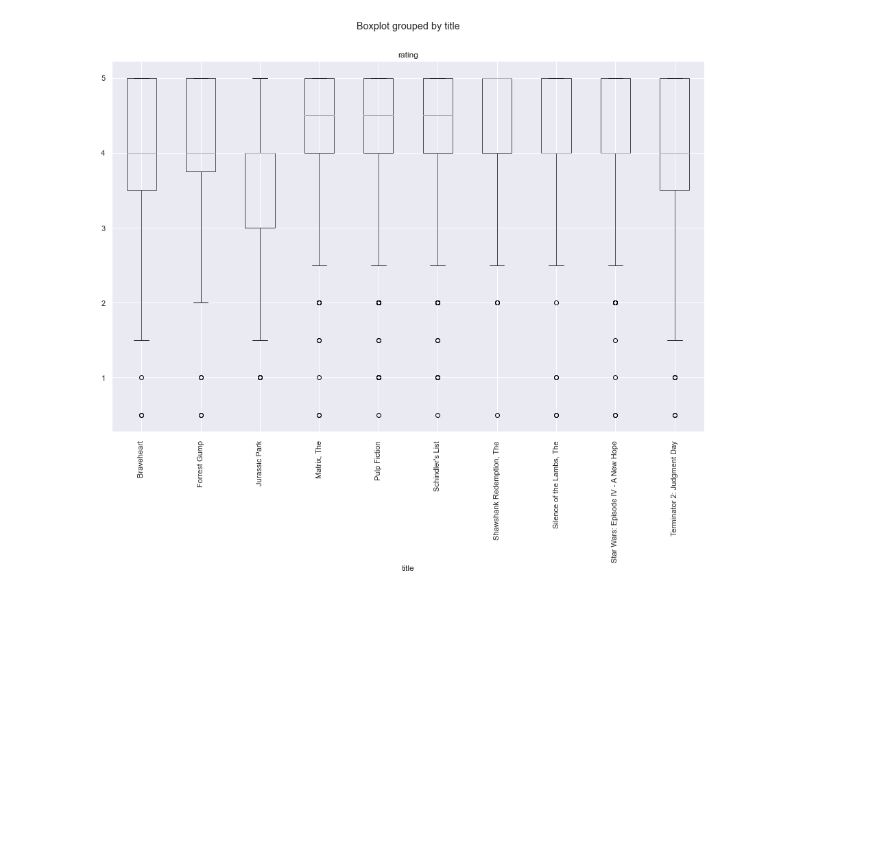
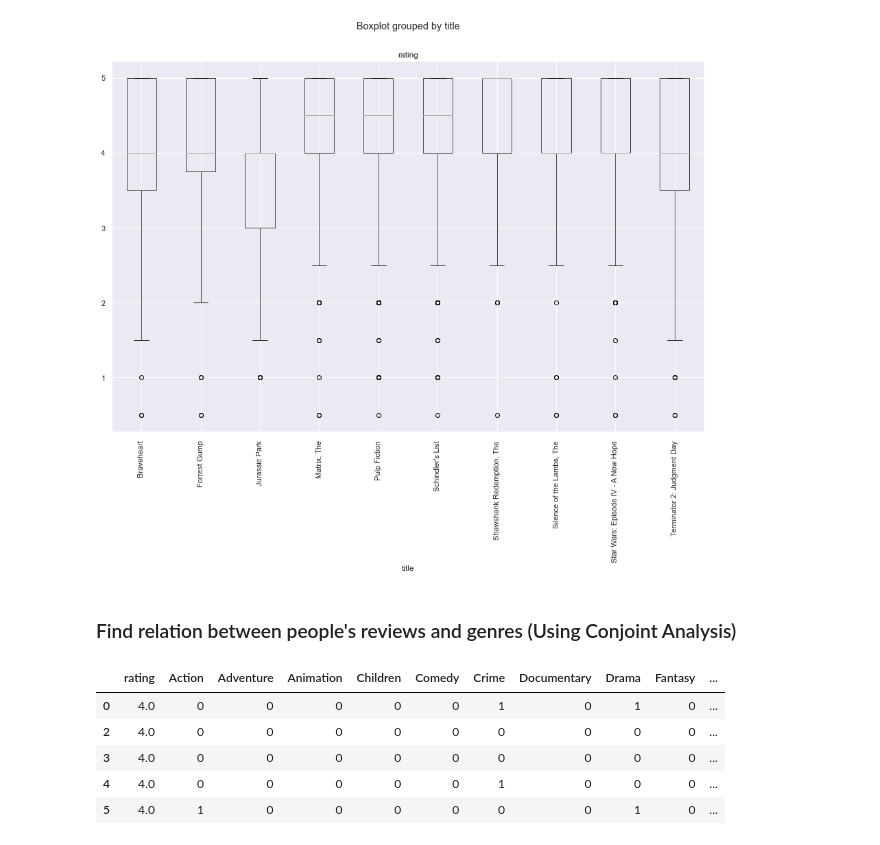
Before and after one commit to bhavesh-20/Movie-Data-Analysis, a Jupyter notebook: Project_G01.ipynb, the cells around one changed output. Cells and saved outputs as stored; diff of their text form; code cells hidden in the pictures; blank space fills up the shorter version.

Commit message:
Conjoint analysis

```diff
--- a/Project_G01.ipynb
+++ b/Project_G01.ipynb
@@ -488,3 +488,15 @@ plt.xticks(rotation=90)
   Text(9, 0, 'Star Wars: Episode IV - A New Hope '),
   Text(10, 0, 'Terminator 2: Judgment Day ')])
 [figure]
+# %% [markdown]
+### Find relation between people's reviews and genres (Using Conjoint Analysis)
+# %%
+data = movies_data.drop(columns=["movieId", "title", "year", "rating_year", "userId"])
+data.head()
+# %% [output]
+|  | rating | Action | Adventure | Animation | Children | Comedy | Crime | Documentary | Drama | Fantasy | ... |
+| 0 | 4.0 | 0 | 0 | 0 | 0 | 0 | 1 | 0 | 1 | 0 | ... |
+| 2 | 4.0 | 0 | 0 | 0 | 0 | 0 | 0 | 0 | 0 | 0 | ... |
+| 3 | 4.0 | 0 | 0 | 0 | 0 | 0 | 0 | 0 | 0 | 0 | ... |
+| 4 | 4.0 | 0 | 0 | 0 | 0 | 0 | 1 | 0 | 0 | 0 | ... |
+| 5 | 4.0 | 1 | 0 | 0 | 0 | 0 | 0 | 0 | 1 | 0 | ... |
```
Also changed, not shown: parts of 3 cells of this notebook, 1 other file.
